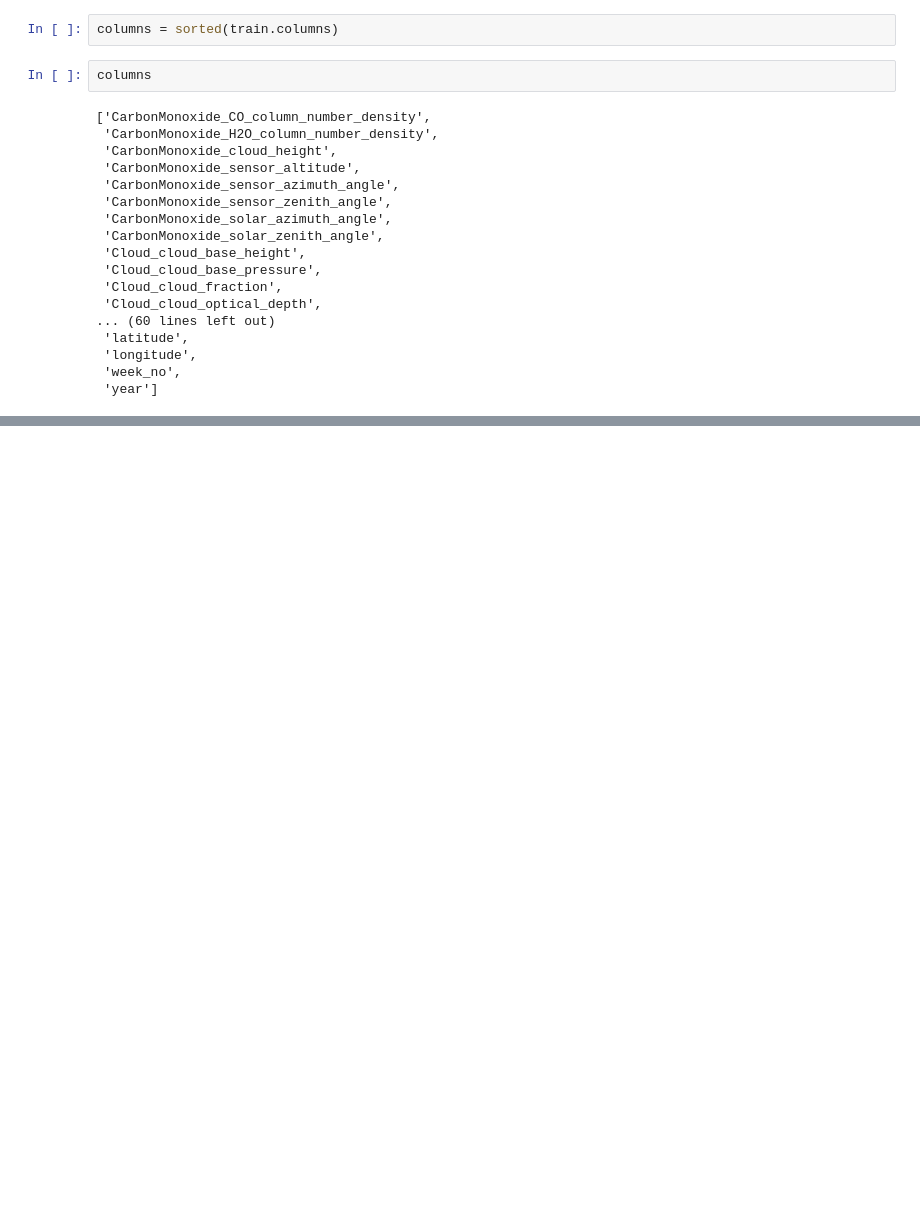
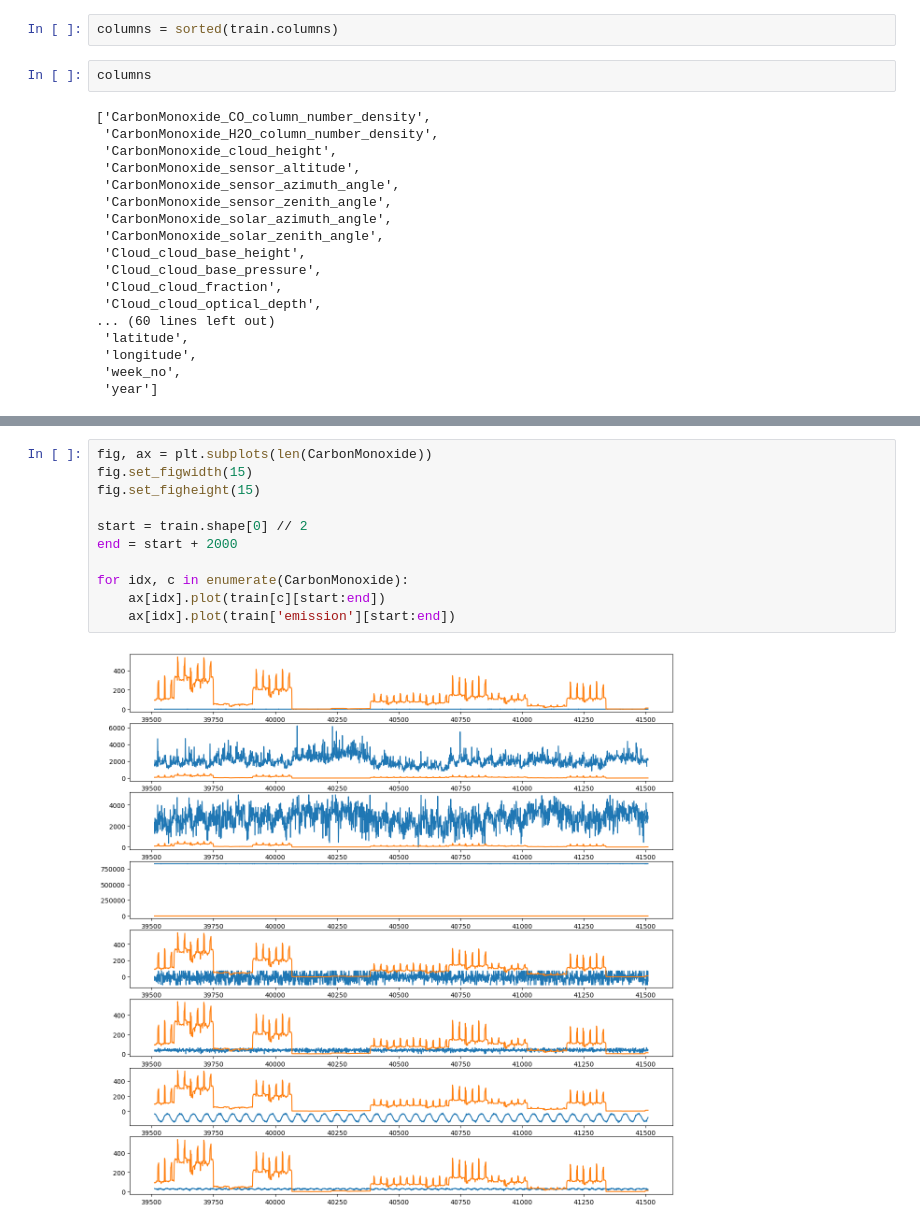
Before and after one commit to yudavid0611/kaggle-co2, a Jupyter notebook: dev/eda/eda.ipynb, the cells around one changed output, grey strips where cells are left out. Saved outputs shown, nothing was run; the diff lists cells and outputs as text; blank space fills up the shorter version.

```diff
--- a/dev/eda/eda.ipynb
+++ b/dev/eda/eda.ipynb
@@ -43,0 +82,13 @@ columns
+# %%
+fig, ax = plt.subplots(len(CarbonMonoxide))
+fig.set_figwidth(15)
+fig.set_figheight(15)
+
+start = train.shape[0] // 2
+end = start + 2000
+
+for idx, c in enumerate(CarbonMonoxide):
+    ax[idx].plot(train[c][start:end])
+    ax[idx].plot(train['emission'][start:end])
+# %% [output]
+[figure, added]
```
Also changed, not shown: parts of 8 cells of this notebook, 6 other files.
